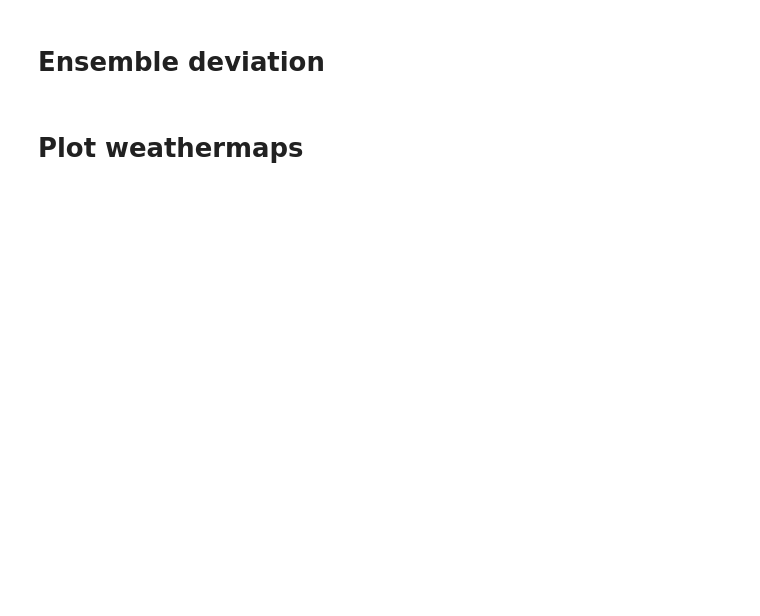
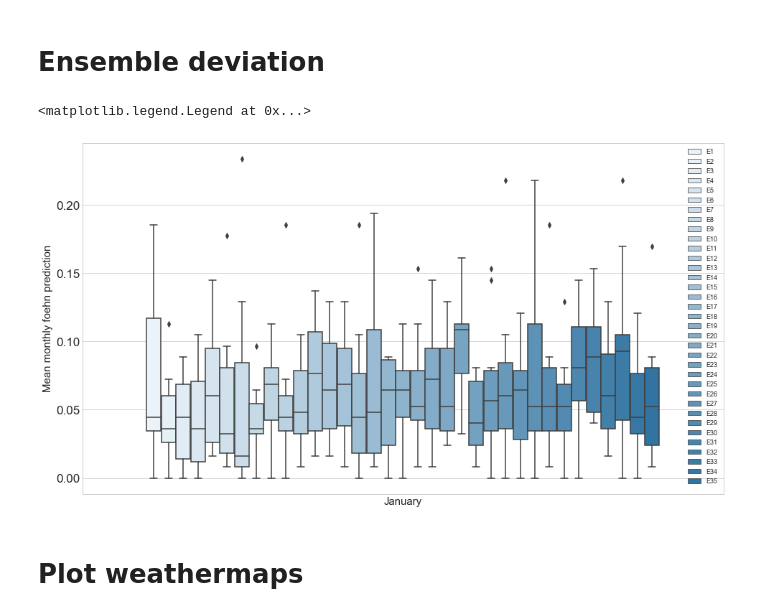
Before and after one commit to ch-mon/foehn-development, a Jupyter notebook: train_model_on_ERAI_and_predict_on_CESM.ipynb, the cells around one changed output. Saved outputs shown, nothing was run; the diff lists cells and outputs as text; code cells hidden in the pictures; blank space fills up the shorter version.

```diff
--- a/train_model_on_ERAI_and_predict_on_CESM.ipynb
+++ b/train_model_on_ERAI_and_predict_on_CESM.ipynb
@@ -796,13 +902,17 @@ for month_test in range(1, 12+1):
 # %%
 df_ensemble = df_foehn_ERA_CESMp_CESMf.loc[df_foehn_ERA_CESMp_CESMf["dataset"]=="CESMp"].groupby(["ensemble", "year", "month"], as_index=False).mean()
 
 plt.figure(figsize=(16,9))
 ax = sns.boxplot(x="month", y="prediction", data=df_ensemble.loc[df_ensemble["month"]==1,:], hue="ensemble", hue_order=["E"+str(i) for i in range(1,35+1)], color="tab:blue")
 
 ax.set(xticks=[])
 ax.set_xlabel("January",fontsize=15)
 ax.set_ylabel("Mean monthly foehn prediction",fontsize=15)
+ax.legend(fontsize=9)
 # sns.set(font_scale=0.8)
+# %% [output]
+<matplotlib.legend.Legend at 0x...>
+[figure, added]
 # %% [markdown]
 # Plot weathermaps
 # %%
```
Also changed, not shown: parts of 18 cells of this notebook, 2 other files.
